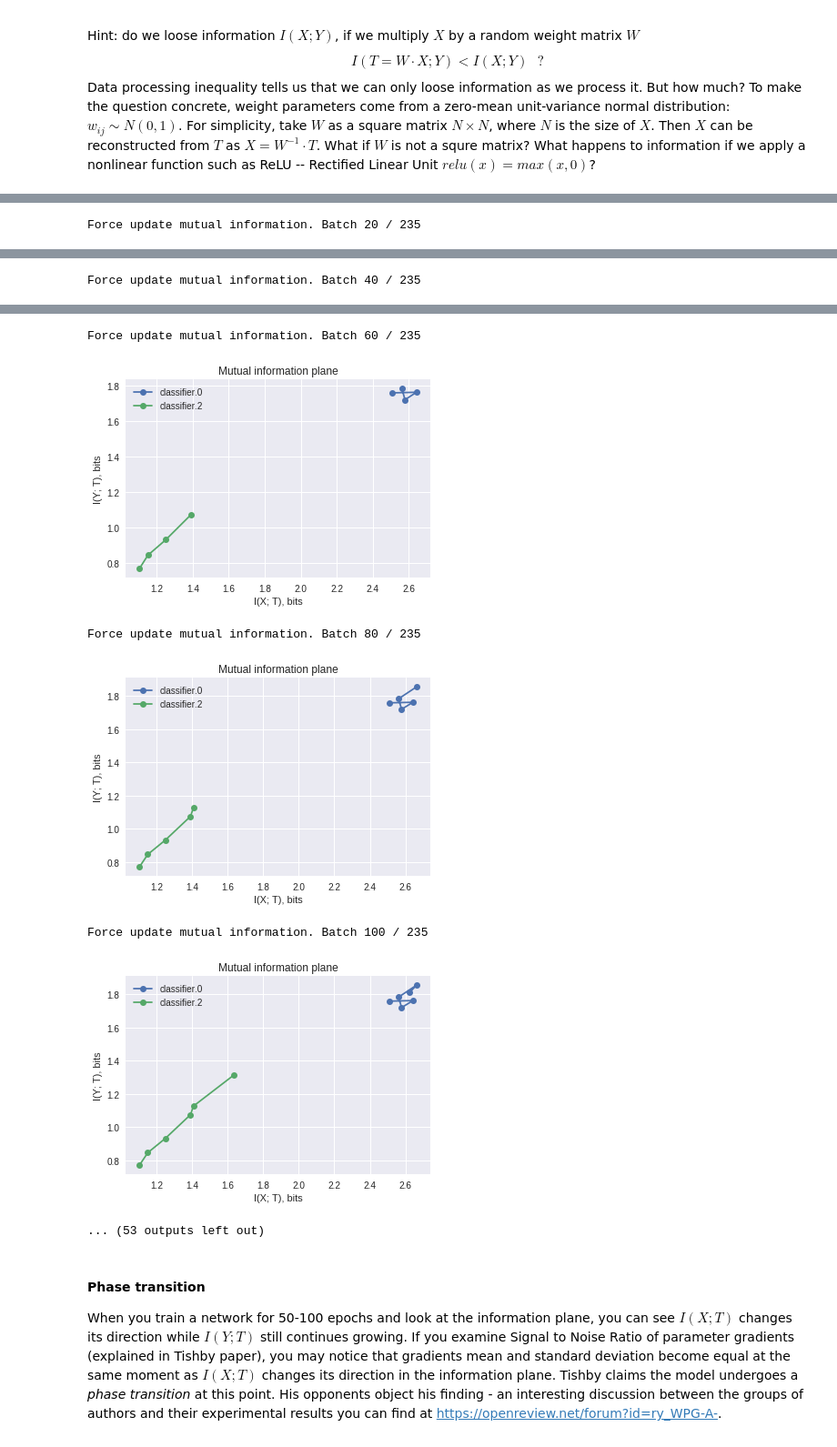
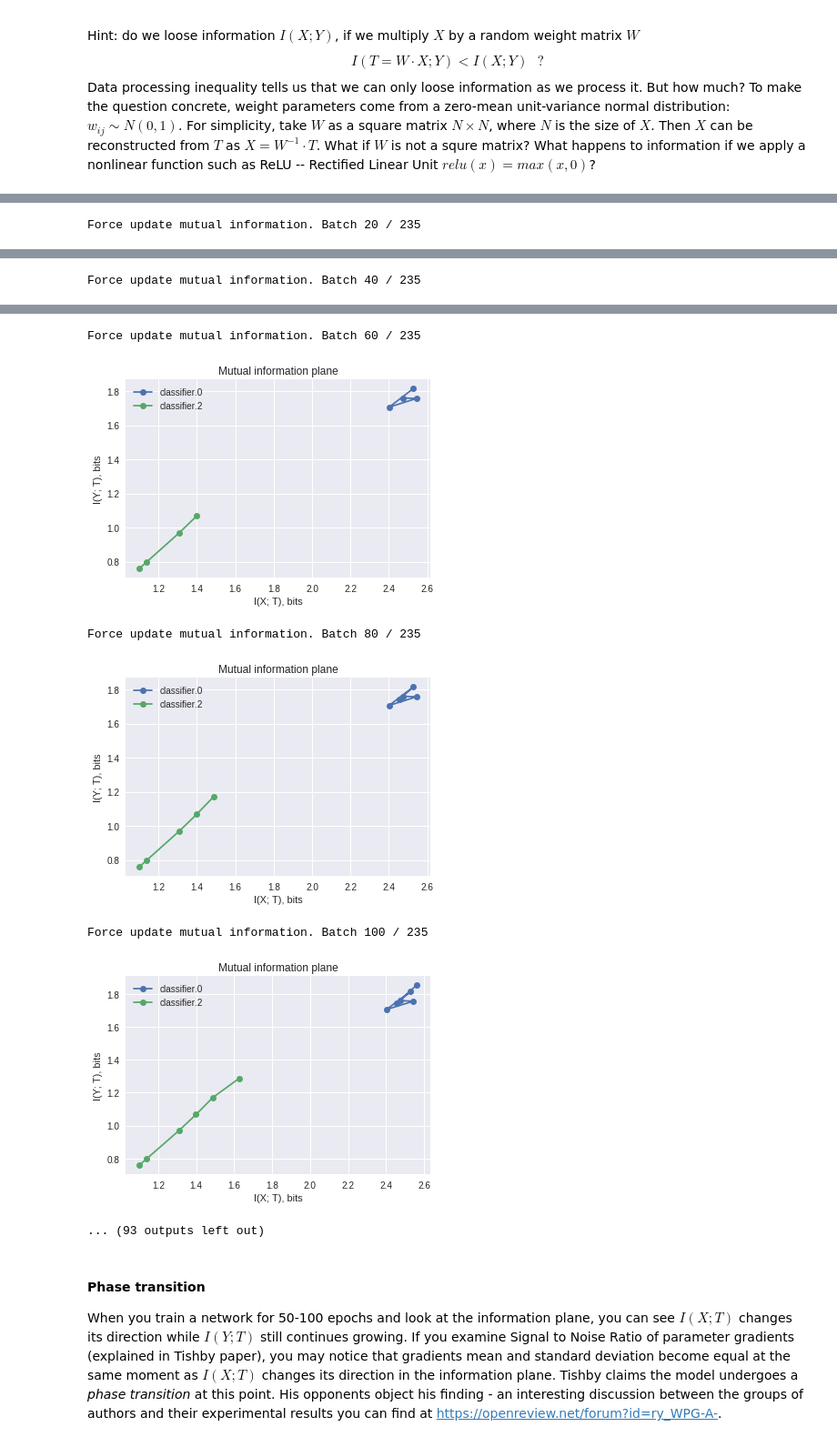
Before and after one commit to KyivAIGroup/workshops, a Jupyter notebook: 01.MutualInformation/04_OpeningTheBlackBoxDL.ipynb, the cells around one changed output, grey strips where cells are left out. Shown at 91% size. Cells and saved outputs as stored; diff of their text form; code cells hidden in the pictures.

```diff
--- a/01.MutualInformation/04_OpeningTheBlackBoxDL.ipynb
+++ b/01.MutualInformation/04_OpeningTheBlackBoxDL.ipynb
@@ -220,8 +220,9 @@ def bin_vectors(vectors: np.ndarray, n_bins: int):
     :param n_bins: number of bins to use
     :return: list of bin indices (between 0 and n_bins-1) of length #samples
     """
-    # your code goes here
-    return np.random.randint(low=0, high=n_bins, size=len(vectors))
+    kmeans = sklearn.cluster.MiniBatchKMeans(n_clusters=n_bins, batch_size=BATCH_SIZE)
+    clusters = kmeans.fit_predict(vectors)
+    return clusters
 # %%
 def discrete_entropy(digits) -> float:
     """
@@ -385,7 +386,7 @@ class TrainerInformation(Trainer):
 
 
 trainer = TrainerInformation(model=MLP(784, 128, 10), dataset_str='MNIST')
-trainer.train(n_epochs=20)
+trainer.train(n_epochs=40)
 # %% [output]
 Total batches: 235
 Processing input data. Stage 1 ...
@@ -407,10 +408,10 @@ Force update mutual information. Batch 40 / 235
 Force update mutual information. Batch 60 / 235
-[figure, old version]
+[figure, new version]
 Force update mutual information. Batch 80 / 235
-[figure, old version]
+[figure, new version]
 Force update mutual information. Batch 100 / 235
-[figure, old version]
+[figure, new version]
-... (53 outputs left out)
+... (93 outputs left out)
 # %% [markdown]
 #### Phase transition
 
```
Also changed, not shown: parts of 4 cells of this notebook, 3 other files.
